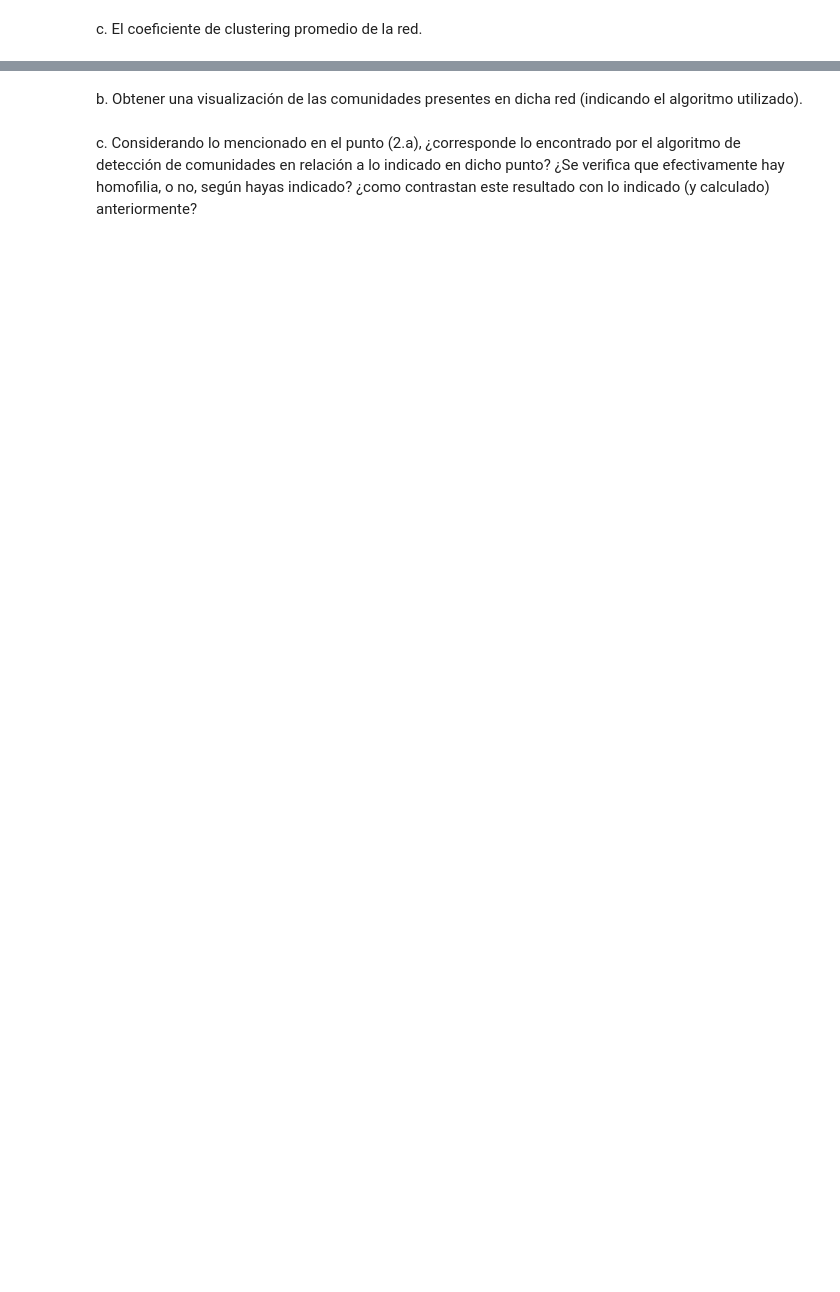
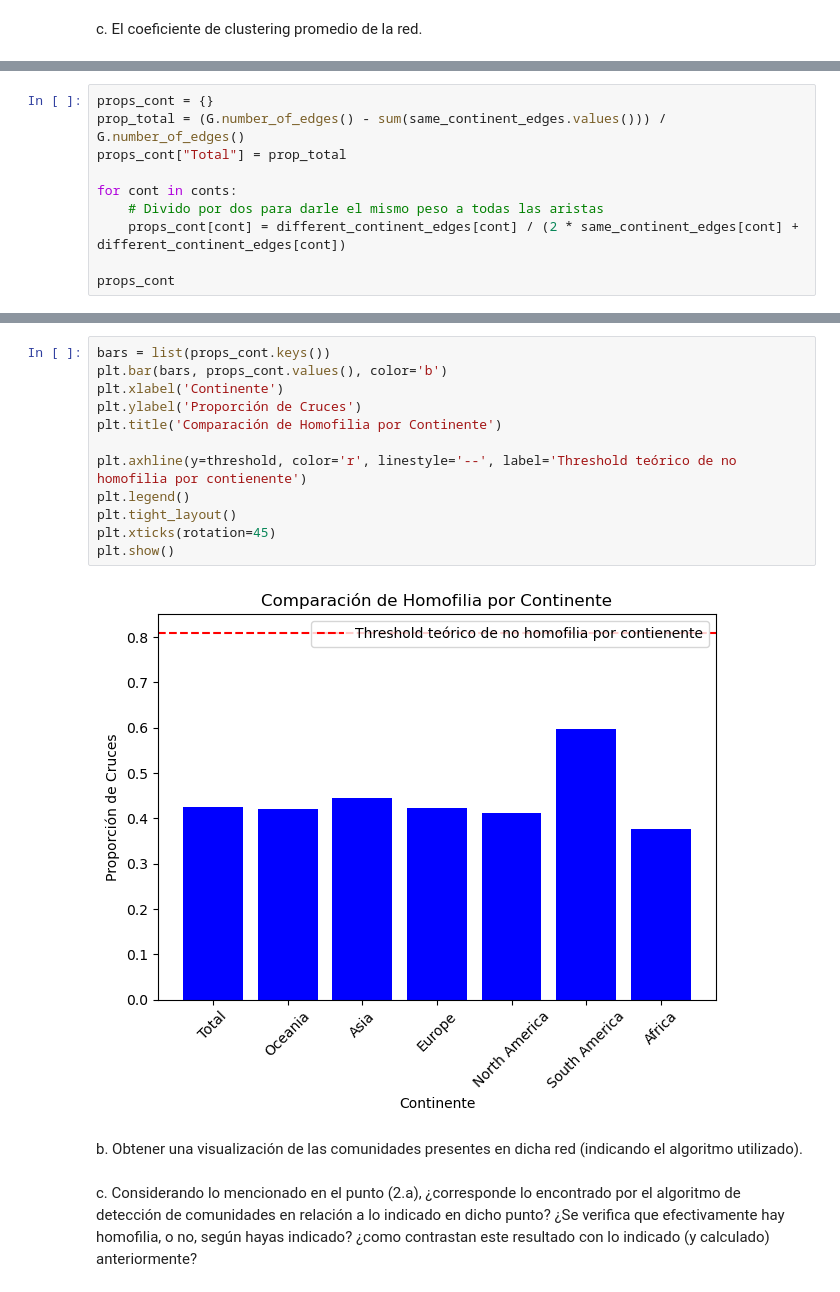
Before and after one commit to mateocapon/teoria-de-algoritmos2-tp1, a Jupyter notebook: TP1-104258.ipynb, the cells around one changed output, grey strips where cells are left out. Drawn from its saved outputs; the diff is of its cells as text; blank space fills up the shorter version.

Commit message:
homofilia

```diff
--- a/TP1-104258.ipynb
+++ b/TP1-104258.ipynb
@@ -147,0 +234,10 @@ La probabilidad estimada de p_i es:
+# %%
+props_cont = {}
+prop_total = (G.number_of_edges() - sum(same_continent_edges.values())) / G.number_of_edges()
+props_cont["Total"] = prop_total
+
+for cont in conts:
+    # Divido por dos para darle el mismo peso a todas las aristas
+    props_cont[cont] = different_continent_edges[cont] / (2 * same_continent_edges[cont] + different_continent_edges[cont])
+
+props_cont
@@ -148,3 +261,17 @@ La probabilidad estimada de p_i es:
+# %%
+bars = list(props_cont.keys())
+plt.bar(bars, props_cont.values(), color='b')
+plt.xlabel('Continente')
+plt.ylabel('Proporción de Cruces')
+plt.title('Comparación de Homofilia por Continente')
+
+plt.axhline(y=threshold, color='r', linestyle='--', label='Threshold teórico de no homofilia por contienente')
+plt.legend()
+plt.tight_layout()
+plt.xticks(rotation=45)
+plt.show()
+# %% [output]
+[figure, added]
 # %% [markdown]
 b. Obtener una visualización de las comunidades presentes en dicha red (indicando el algoritmo utilizado).
 # %% [markdown]
```
Also changed, not shown: parts of 15 cells of this notebook.
